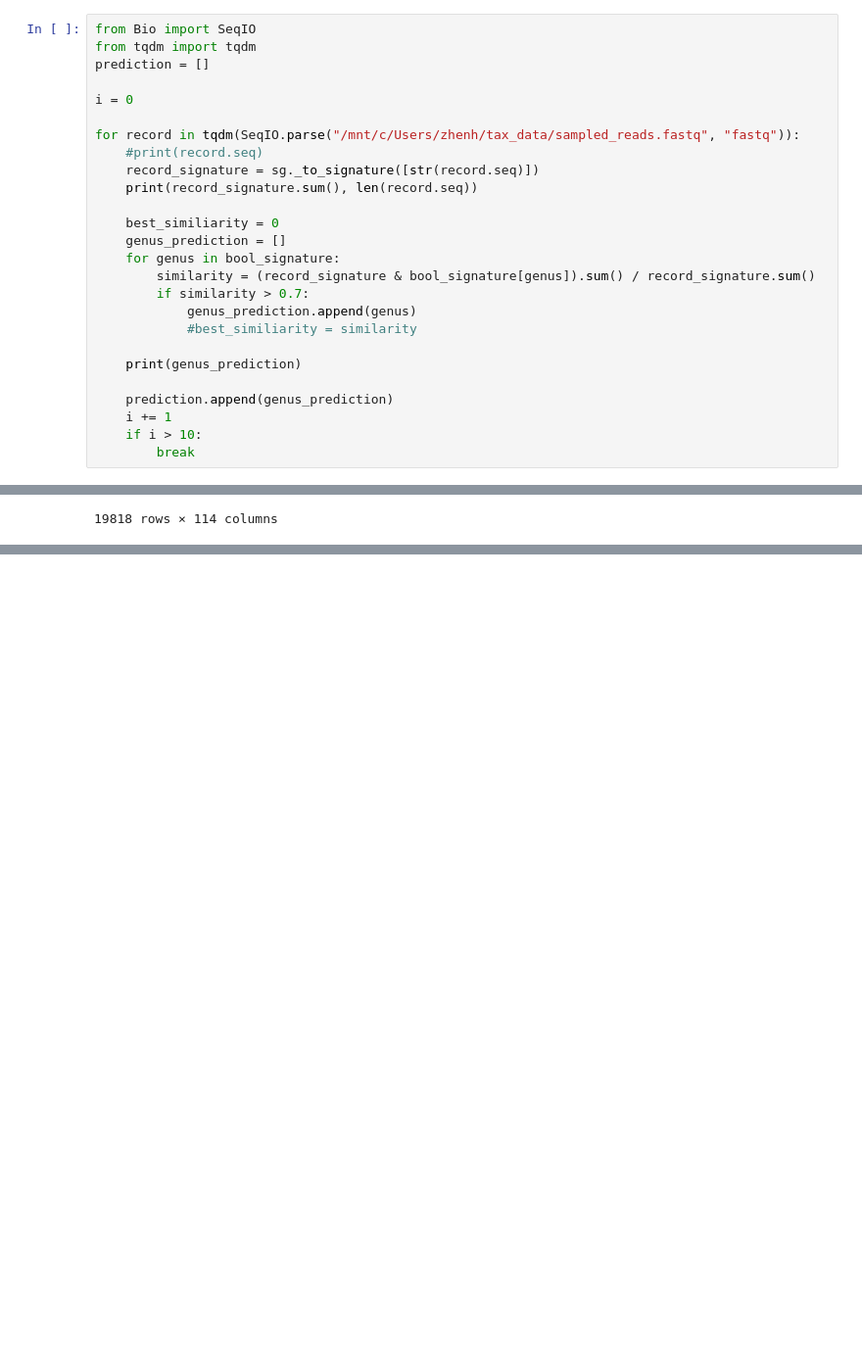
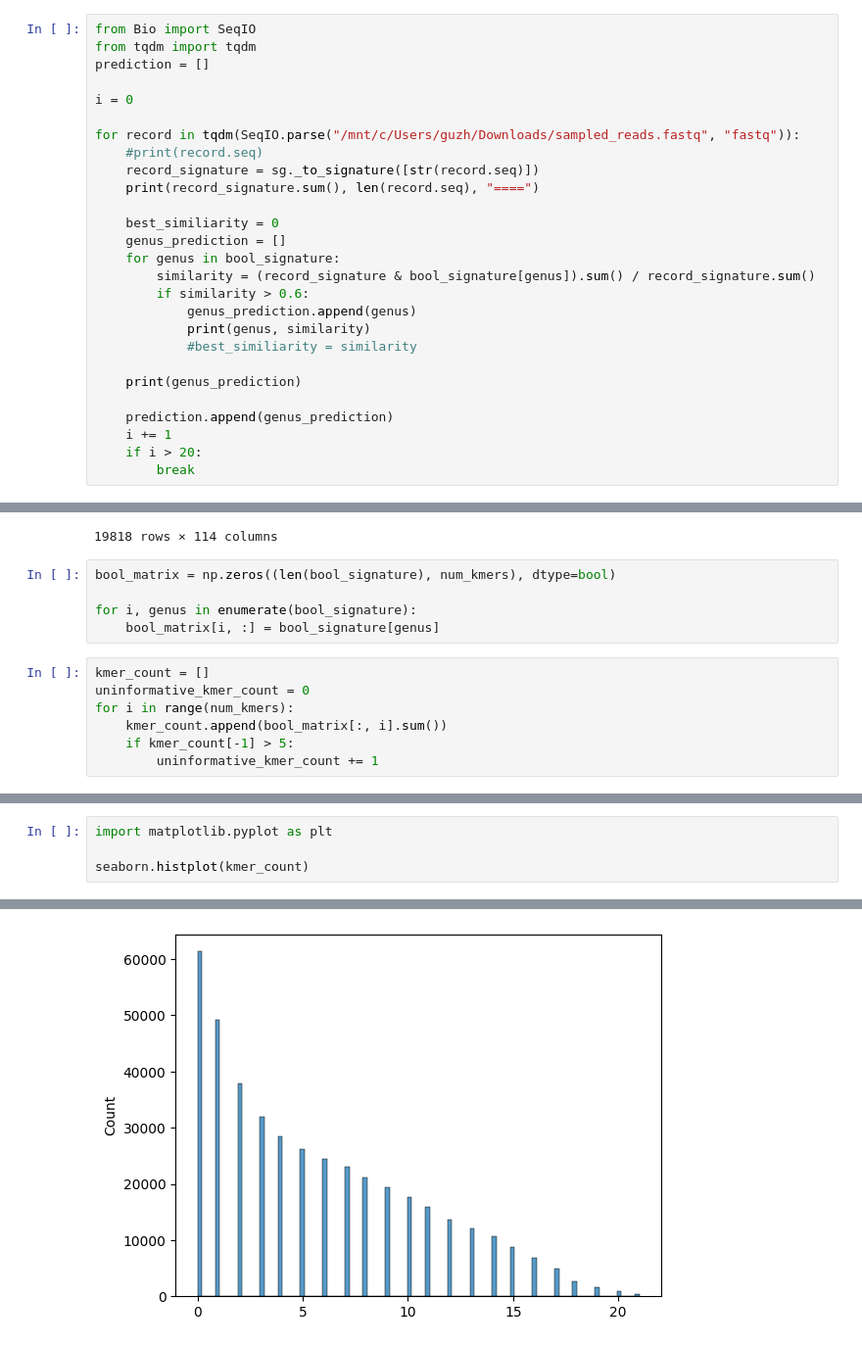
Before and after one commit to GZHoffie/TDT, a Jupyter notebook: compressor/test.ipynb, the cells around one changed output, grey strips where cells are left out. Shown: that part at 98% size. Drawn from its saved outputs; the diff is of its cells as text; blank space fills up the shorter version.

```diff
--- a/compressor/test.ipynb
+++ b/compressor/test.ipynb
@@ -251,23 +282,24 @@ prediction = []
 
 i = 0
 
-for record in tqdm(SeqIO.parse("/mnt/c/Users/zhenh/tax_data/sampled_reads.fastq", "fastq")):
+for record in tqdm(SeqIO.parse("/mnt/c/Users/guzh/Downloads/sampled_reads.fastq", "fastq")):
     #print(record.seq)
     record_signature = sg._to_signature([str(record.seq)])
-    print(record_signature.sum(), len(record.seq))
+    print(record_signature.sum(), len(record.seq), "====")
 
     best_similiarity = 0
     genus_prediction = []
     for genus in bool_signature:
         similarity = (record_signature & bool_signature[genus]).sum() / record_signature.sum()
-        if similarity > 0.7:
+        if similarity > 0.6:
             genus_prediction.append(genus)
+            print(genus, similarity)
             #best_similiarity = similarity
 
     print(genus_prediction)
 
     prediction.append(genus_prediction)
     i += 1
-    if i > 10:
+    if i > 20:
         break
 # %% [output]
@@ -329,3 +357,15 @@ metadata
 | 19816 | 394919 | GB_GCA_021625385.1 | 0 | 80.87 | 0.89 | ... |
 | 19817 | 394920 | GB_GCA_022640815.1 | 0 | 95.12 | 3.37 | ... |
 19818 rows × 114 columns
+# %%
+bool_matrix = np.zeros((len(bool_signature), num_kmers), dtype=bool)
+
+for i, genus in enumerate(bool_signature):
+    bool_matrix[i, :] = bool_signature[genus]
+# %%
+kmer_count = []
+uninformative_kmer_count = 0
+for i in range(num_kmers):
+    kmer_count.append(bool_matrix[:, i].sum())
+    if kmer_count[-1] > 5:
+        uninformative_kmer_count += 1
@@ -331,0 +377,5 @@ metadata
+# %%
+import matplotlib.pyplot as plt
+
+seaborn.histplot(kmer_count)
+# %% [output]
@@ -331,0 +383 @@ metadata
+[figure, added]
```
Also changed, not shown: parts of 13 cells of this notebook, 6 other files.
